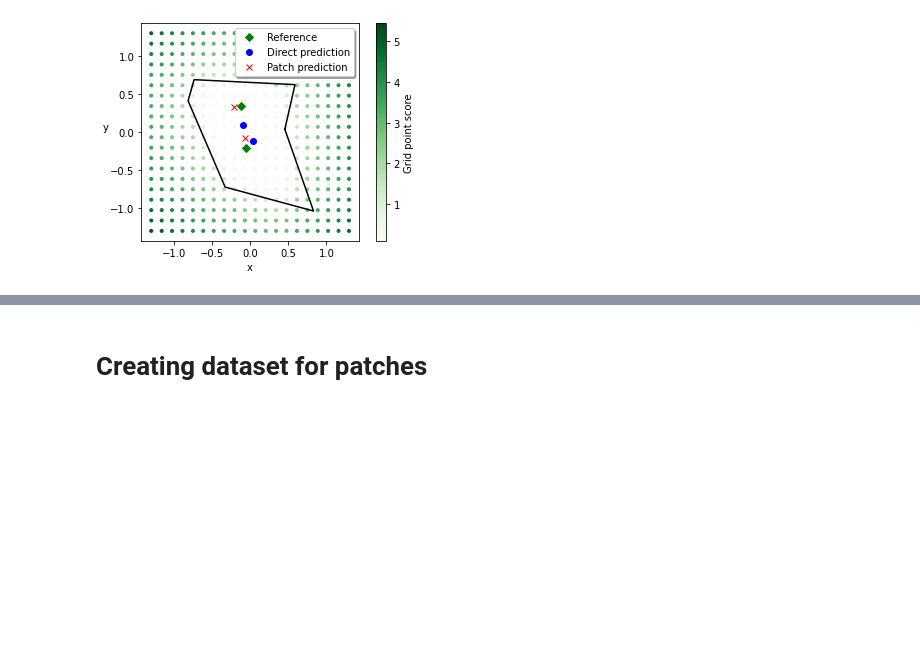
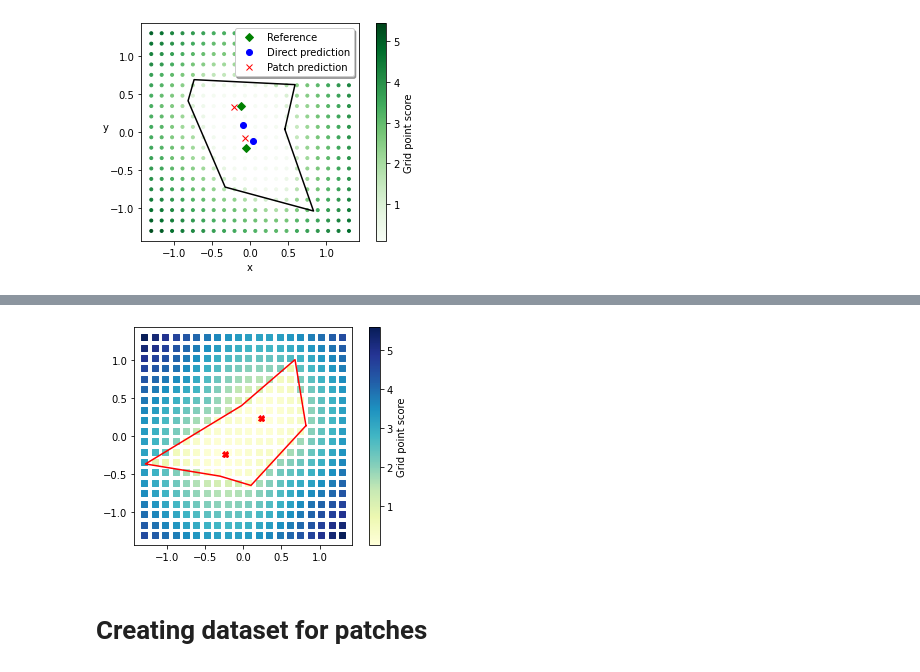
Before and after one commit to Siljekka/GrasshopperMeshAI, a Jupyter notebook: MeshPoints/MachineLearning/nn2.ipynb, the cells around one changed output, grey strips where cells are left out. Drawn from its saved outputs; the diff is of its cells as text; code cells hidden in the pictures; blank space fills up the shorter version.

```diff
--- a/MeshPoints/MachineLearning/nn2.ipynb
+++ b/MeshPoints/MachineLearning/nn2.ipynb
@@ -235,3 +237,19 @@ plt.gca().set_aspect('equal')
+# %%
+# Plot predicted points (green)
+# plt.grid(b=True)
+plt.plot([x[0] for x in test_points], [y[1] for y in test_points], 'rX')
+# plt.plot([x[0] for x in internal_nodes], [y[1] for y in internal_nodes], 'rx')
+
+# Plot transformed contour
+pp.plot_polygon(transformed_contour, style='r')
+
+# Plot point grid
+plt.scatter(pgp_x, pgp_y, c=pgp_s, cmap=plt.cm.YlGnBu, marker='s')
+plt.colorbar(label="Grid point score")
+
+plt.gca().set_aspect('equal')
+# %% [output]
+[figure, added]
 # %% [markdown]
 # Creating dataset for patches
 # %%
```
Also changed, not shown: parts of 1 cell of this notebook, 22 other files.
